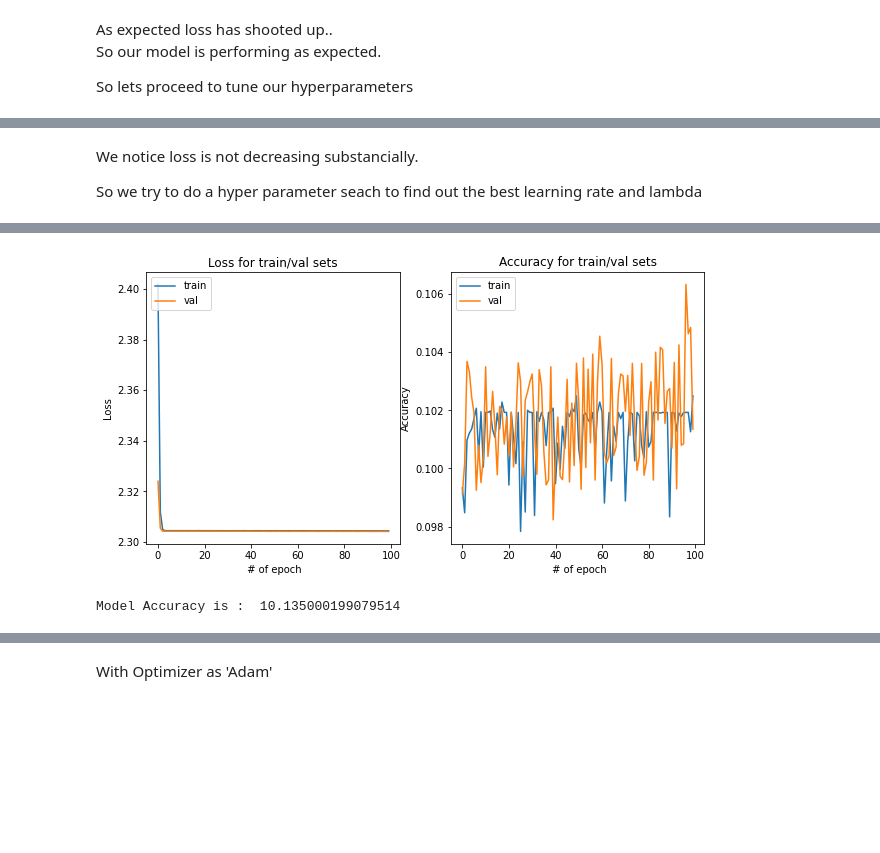
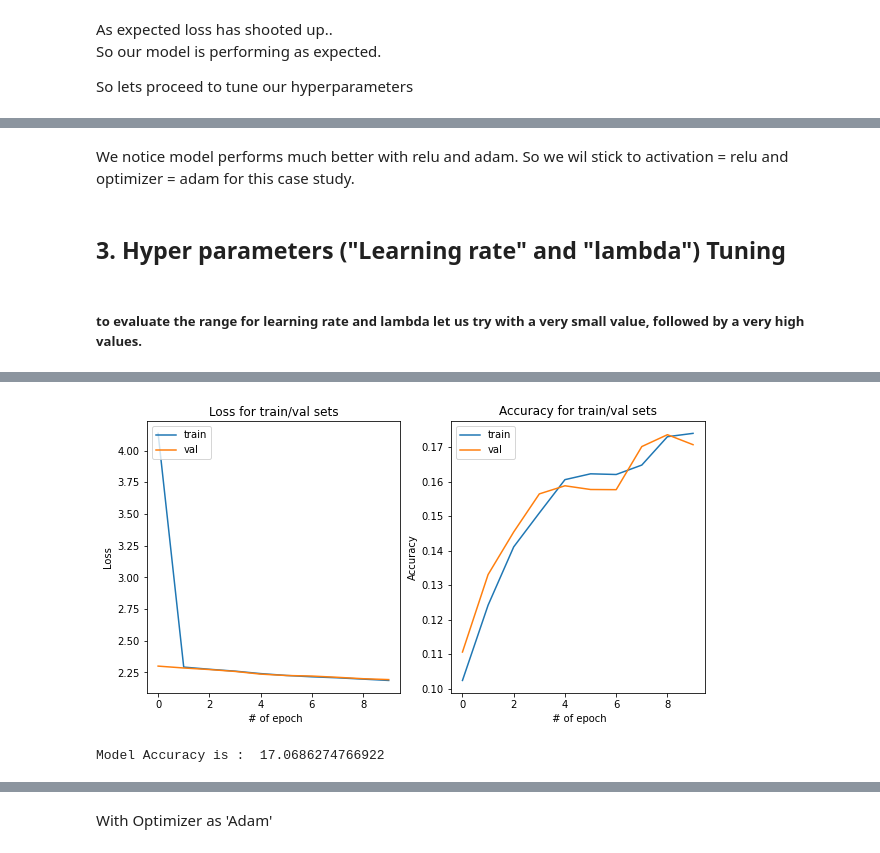
Before and after one commit to CHYaswanth/SVHN-Image-classification, a Jupyter notebook: SVHN_Digit_Classification.ipynb, the cells around one changed output, grey strips where cells are left out. Saved outputs shown, nothing was run; the diff lists cells and outputs as text; code cells hidden in the pictures; blank space fills up the shorter version.

```diff
--- a/SVHN_Digit_Classification.ipynb
+++ b/SVHN_Digit_Classification.ipynb
@@ -129,3 +129,9 @@ from tensorflow.keras.utils import to_categorical
 y_tr = to_categorical(y_train)
 y_te = to_categorical(y_test)
 y_va = to_categorical(y_val)
+# %%
+# combining train & val sets to add samples to train our model.
+Xf_train = np.concatenate((X_tr,X_va))
+yf_train = np.concatenate((y_tr, y_va))
+
+print(Xf_train.shape, yf_train.shape)
@@ -132,2 +140,8 @@ y_va = to_categorical(y_val)
+# %%
+# Seperating 20% of the combined samples as validation set.
+
+from sklearn.model_selection import train_test_split
+
+Xf_tr, Xf_va, yf_tr, yf_va = train_test_split(Xf_train,yf_train, test_size=0.2, random_state=100)
 # %%
 print('Final Shape of the train/test/val sets:')
@@ -177,11 +191,13 @@ def NN_model(iterations, lr, Lambda, activation, optimizer, verb=True, evaluate=
     ## hyperparameters
     iterations = iterations
     learning_rate = lr
-    output_nodes = 10
     activation_fn = activation
     opt_algo = optimizer
+
+    #useful varibales.
     returns = []
     verbose = 0
+    output_nodes = 10
 
     if(verb):
       verbose = 1
@@ -208,7 +224,7 @@ def NN_model(iterations, lr, Lambda, activation, optimizer, verb=True, evaluate=
     model.compile(loss='categorical_crossentropy', optimizer=sgd, metrics=['accuracy'])
 
     # Fit the model
-    history = model.fit(X_tr, y_tr, epochs=iterations, batch_size=500, validation_data=(X_va,y_va), verbose=verbose)
+    history = model.fit(Xf_tr, yf_tr, epochs=iterations, batch_size=200, validation_data=(Xf_va,yf_va), verbose=verbose)
     returns.append(history)
 
     plt.figure(figsize=(10,5))
@@ -224,7 +240,7 @@ def NN_model(iterations, lr, Lambda, activation, optimizer, verb=True, evaluate=
       score = model.evaluate(X_te, y_te, verbose=0)
       returns.append(score)
     else:
-      score = model.evaluate(X_va, y_va, verbose=0)
+      score = model.evaluate(Xf_va, yf_va, verbose=0)
       returns.append(score)
 
     return returns
@@ -337,12 +353,15 @@ Model Accuracy is :  [2.3447792530059814, 0.10000000149011612]
-# %% [markdown]
-We notice loss is not decreasing substancially.
-
-So we try to do a hyper parameter seach to find out the best learning rate and lambda
+# %% [markdown]
+We notice model performs much better with relu and adam.
+So we wil stick to activation = relu and optimizer = adam for this case study.
+# %% [markdown]
+## 3. Hyper parameters ("Learning rate" and "lambda") Tuning
+# %% [markdown]
+##### to evaluate the range for learning rate and lambda let us try with a very small value, followed by a very high values.
 # %%
-lr = 1e-3
-Lambda = 1e-4
+## small values for lr and lambda
+lr = 1e-4
+Lambda = 1e-6
 
-tune_model_1 = NN_model(100, lr, Lambda, activation='sigmoid', optimizer='SGD')
-
-print('Model Accuracy is : ', tune_model_1[1][1]*100)
+model = NN_model(10, lr, Lambda, activation='relu', optimizer='adam')
+print('Model Accuracy is : ', model[1][1]*100)
 # %% [output]
@@ -366,3 +388,3 @@ Epoch 100/100
-[figure, old version]
+[figure, new version]
-Model Accuracy is :  10.135000199079514
+Model Accuracy is :  17.0686274766922
 # %%
```
Also changed, not shown: parts of 15 cells of this notebook.
